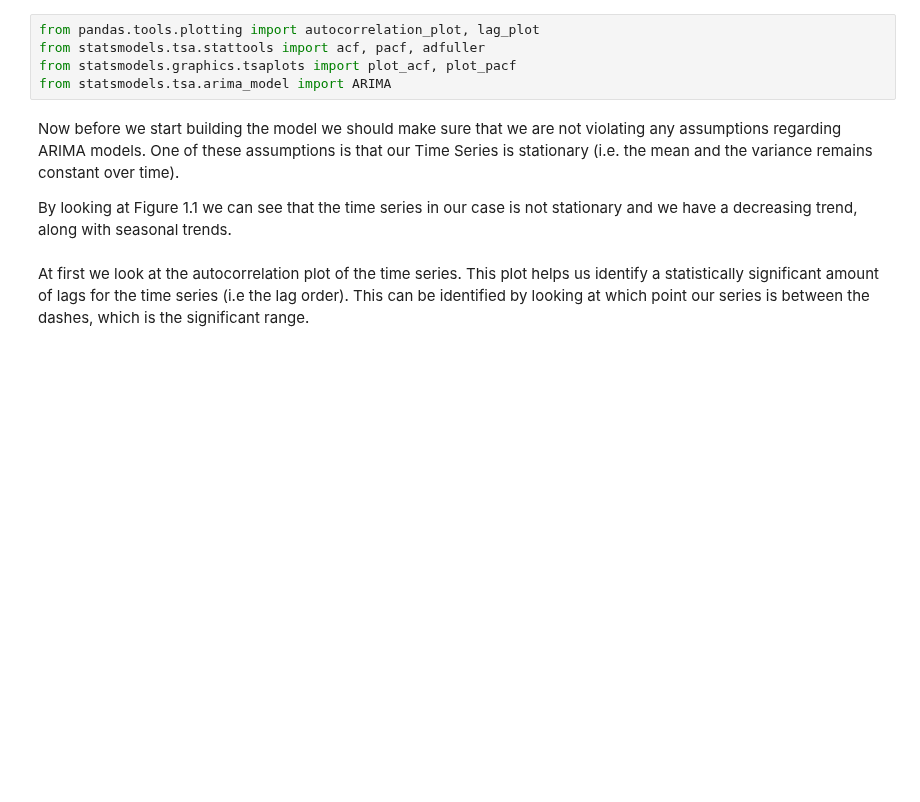
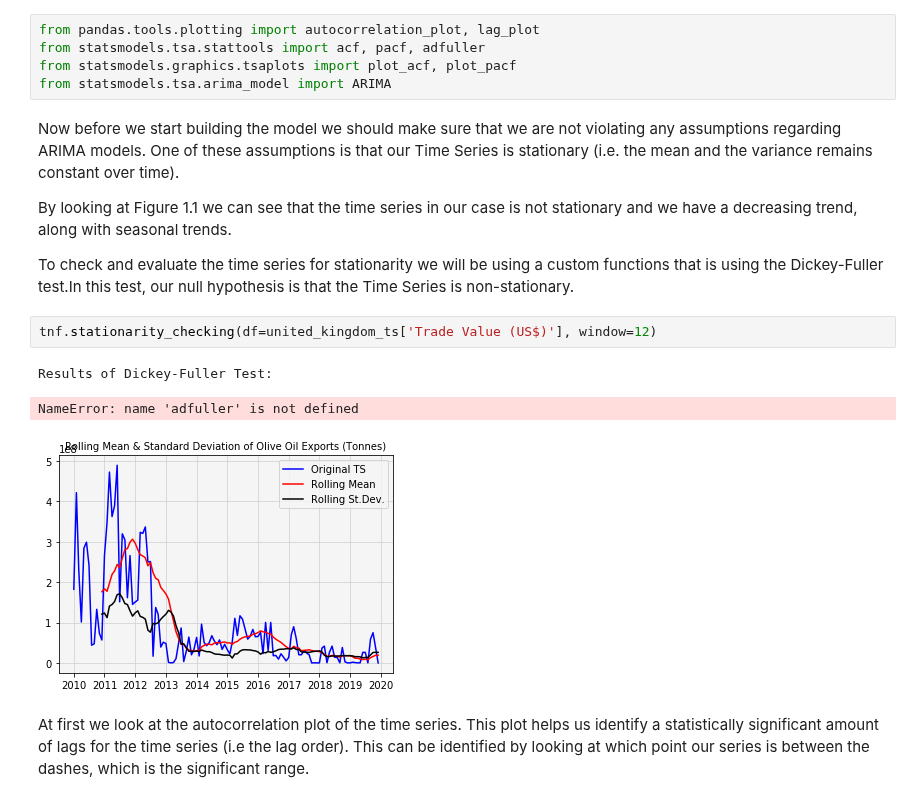
Before and after one commit to gpsyrou/Vaccines_Trade_Network, a Jupyter notebook: Jupyter_Notebooks/Vaccines_Network_JN.ipynb, the cells around one changed output. Cells and saved outputs as stored; diff of their text form; blank space fills up the shorter version.

Commit message:
change in functions

```diff
--- a/Jupyter_Notebooks/Vaccines_Network_JN.ipynb
+++ b/Jupyter_Notebooks/Vaccines_Network_JN.ipynb
@@ -379,6 +379,14 @@ from statsmodels.tsa.arima_model import ARIMA
 Now before we start building the model we should make sure that we are not violating any assumptions regarding ARIMA models. One of these assumptions is that our Time Series is stationary (i.e. the mean and the variance remains constant over time).
 
 By looking at Figure 1.1 we can see that the time series in our case is not stationary and we have a decreasing trend, along with seasonal trends.
+
+To check and evaluate the time series for stationarity we will be using a custom functions that is using the Dickey-Fuller test.In this test, our null hypothesis is that the Time Series is non-stationary.
+# %%
+tnf.stationarity_checking(df=united_kingdom_ts['Trade Value (US$)'], window=12)
+# %% [output]
+Results of Dickey-Fuller Test:
+NameError: name 'adfuller' is not defined
+[figure, added]
 # %% [markdown]
 At first we look at the autocorrelation plot of the time series. This plot helps us identify a statistically significant amount of lags for the time series (i.e the lag order). This can be identified by looking at which point our series is between the dashes, which is the significant range.
 # %%
```
Also changed, not shown: 1 other file.
